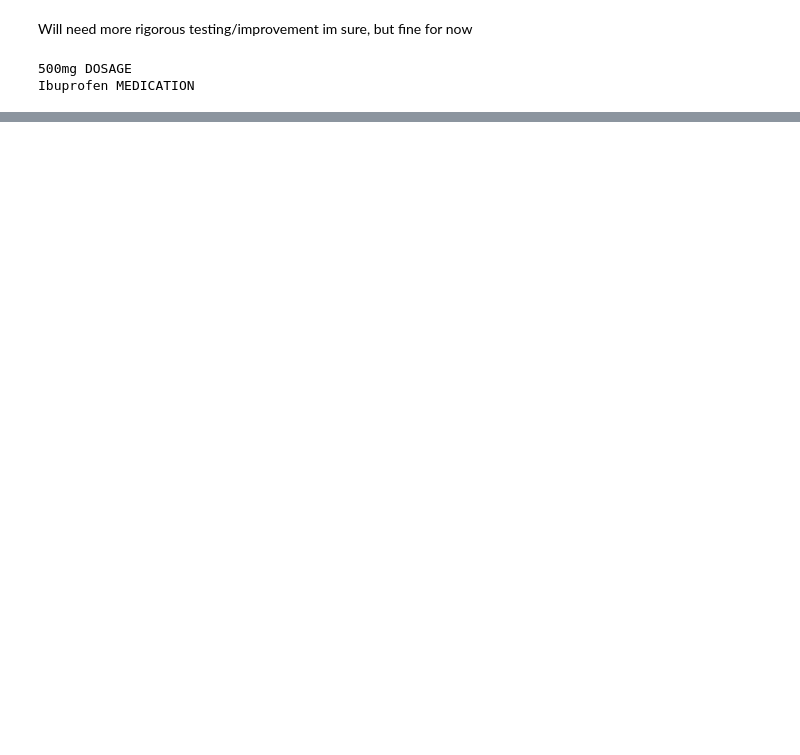
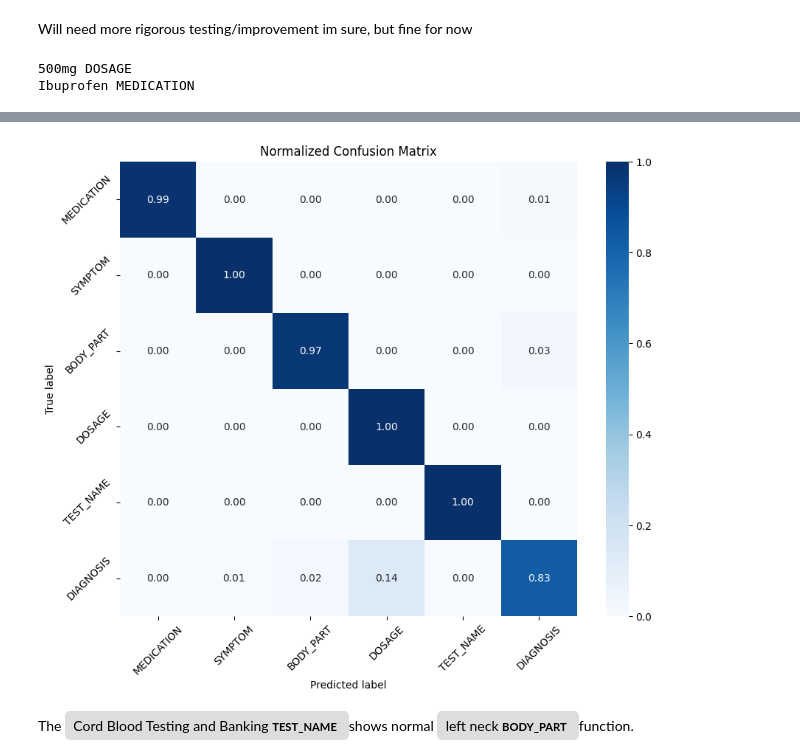
Before and after one commit to Riley94/Chatbot, a Jupyter notebook: src/named_entity_recognition.ipynb, the cells around one changed output, grey strips where cells are left out. Cells and saved outputs as stored; diff of their text form; code cells hidden in the pictures; blank space fills up the shorter version.

```diff
--- a/src/named_entity_recognition.ipynb
+++ b/src/named_entity_recognition.ipynb
@@ -407,3 +387,8 @@ df.to_csv('../clean_data/formatted_train_data.csv', index=False)
+# %%
+from sklearn.model_selection import train_test_split
+
+# Split data into training and test set
+train, test = train_test_split(formatted_data, test_size=0.2, random_state=42)
 # %%
 entity_labels = set()
 for text, annotations in formatted_data:
@@ -440,9 +425,8 @@ else:
 
     optimizer = nlp.resume_training()
     for itn in range(10):  # Number of training iterations
-        random.shuffle(formatted_data)
         losses = {}
-        for batch in minibatch(formatted_data, size=compounding(4.0, 32.0, 1.001)):
+        for batch in minibatch(train, size=compounding(4.0, 32.0, 1.001)):
             for text, annotations in batch:
                 doc = nlp.make_doc(text)
                 example = Example.from_dict(doc, annotations)
@@ -494,3 +478,17 @@ for ent in doc.ents:
 # %% [output]
 500mg DOSAGE
 Ibuprofen MEDICATION
+# %%
+from spacy.training import Example
+
+# Load the test data
+examples = []
+for text, annotations in test:
+    doc = nlp.make_doc(text)
+    examples.append(Example.from_dict(doc, annotations))
+
+# Evaluate the model
+scores = nlp.evaluate(examples)
+print(f"Precision: {scores['ents_p']:.3f}")
+print(f"Recall: {scores['ents_r']:.3f}")
+print(f"F1 Score: {scores['ents_f']:.3f}")
@@ -496,0 +574,27 @@ Ibuprofen MEDICATION
+# %%
+import seaborn as sns
+import matplotlib.pyplot as plt
+
+# Normalize the confusion matrix
+df_conf_matrix_normalized = df_conf_matrix.div(df_conf_matrix.sum(axis=1), axis=0)
+
+plt.figure(figsize=(10, 8))  # Adjust the size as needed
+sns.heatmap(df_conf_matrix_normalized, annot=True, cmap='Blues', fmt='.2f', xticklabels=df_conf_matrix.columns, yticklabels=df_conf_matrix.index)
+
+plt.title('Normalized Confusion Matrix')
+plt.ylabel('True label')
+plt.xlabel('Predicted label')
+plt.xticks(rotation=45)  # Rotate the x labels to fit longer names, if necessary
+plt.yticks(rotation=45)  # Rotate the y labels for consistency
+
+plt.show()
+# %% [output]
+[figure, added]
+# %%
+from spacy import displacy
+
+example_text = test[0][0]
+doc = nlp(example_text)
+displacy.render(doc, style="ent", jupyter=True)
+# %% [output]
+The Cord Blood Testing and Banking TEST_NAME shows normal left neck BODY_PART function.
```
Also changed, not shown: parts of 10 cells of this notebook, 30 other files.
